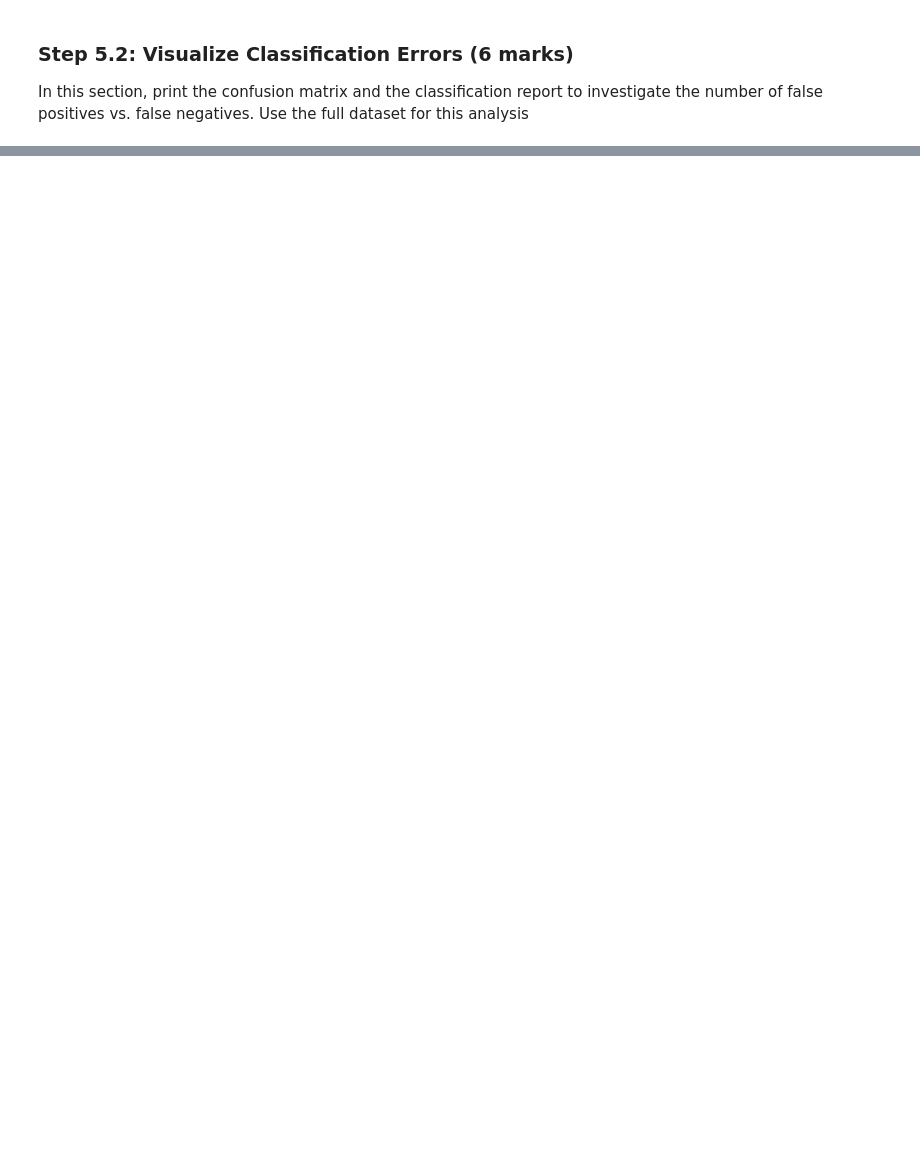
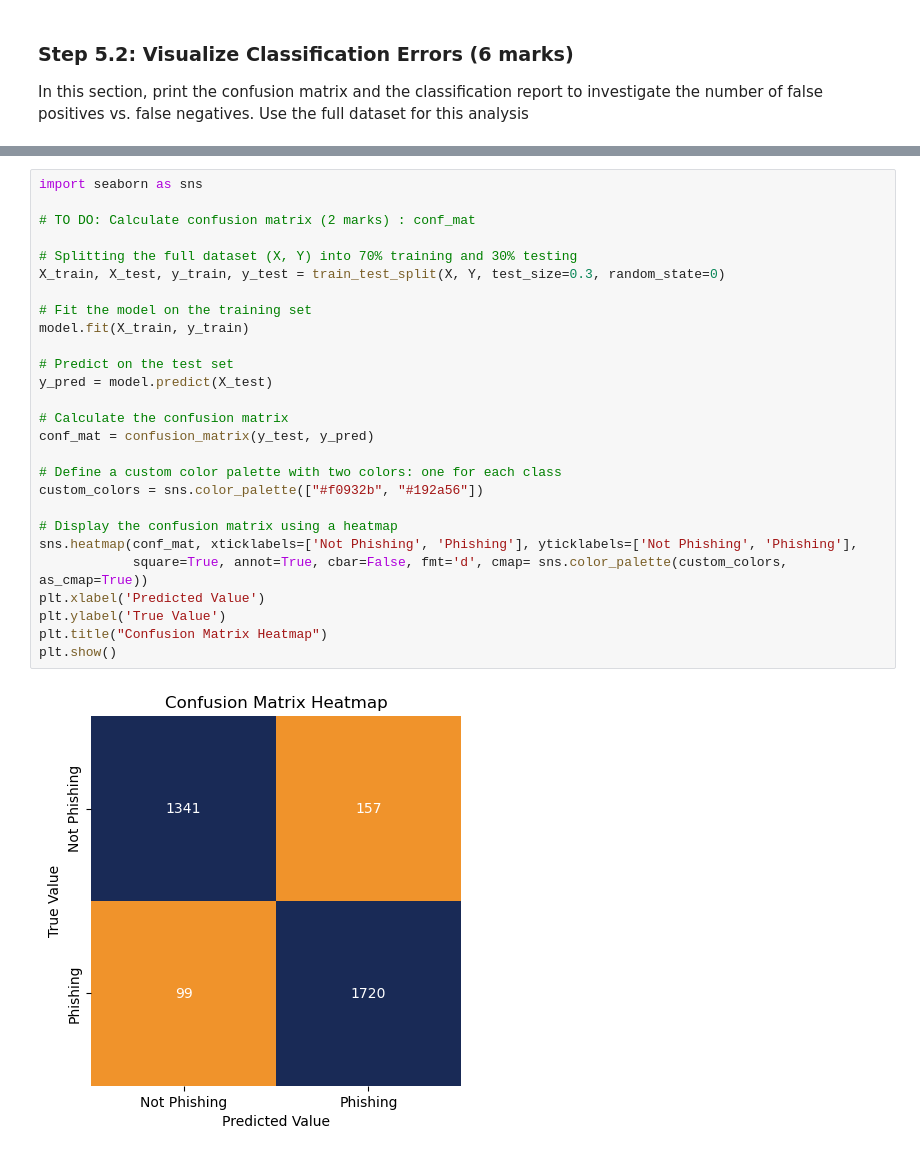
Before and after one commit to ChidiPatrick/engg680_2024_fall, a Jupyter notebook: Lab_Assignment_3/Assignment3.ipynb, the cells around one changed output, grey strips where cells are left out. Drawn from its saved outputs; the diff is of its cells as text; blank space fills up the shorter version.

```diff
--- a/Lab_Assignment_3/Assignment3.ipynb
+++ b/Lab_Assignment_3/Assignment3.ipynb
@@ -613,2 +825,31 @@ plt.ylabel('true value')
+# %%
+import seaborn as sns
+
+# TO DO: Calculate confusion matrix (2 marks) : conf_mat
+
+# Splitting the full dataset (X, Y) into 70% training and 30% testing
+X_train, X_test, y_train, y_test = train_test_split(X, Y, test_size=0.3, random_state=0)
+
+# Fit the model on the training set
+model.fit(X_train, y_train)
+
+# Predict on the test set
+y_pred = model.predict(X_test)
+
+# Calculate the confusion matrix
+conf_mat = confusion_matrix(y_test, y_pred)
+
+# Define a custom color palette with two colors: one for each class
+custom_colors = sns.color_palette(["#f0932b", "#192a56"])
+
+# Display the confusion matrix using a heatmap
+sns.heatmap(conf_mat, xticklabels=['Not Phishing', 'Phishing'], yticklabels=['Not Phishing', 'Phishing'],
+            square=True, annot=True, cbar=False, fmt='d', cmap= sns.color_palette(custom_colors, as_cmap=True))
+plt.xlabel('Predicted Value')
+plt.ylabel('True Value')
+plt.title("Confusion Matrix Heatmap")
+plt.show()
+# %% [output]
+[figure, added]
 # %%
 # TO DO: Print classification report (2 marks)
```
Also changed, not shown: parts of 18 cells of this notebook.
